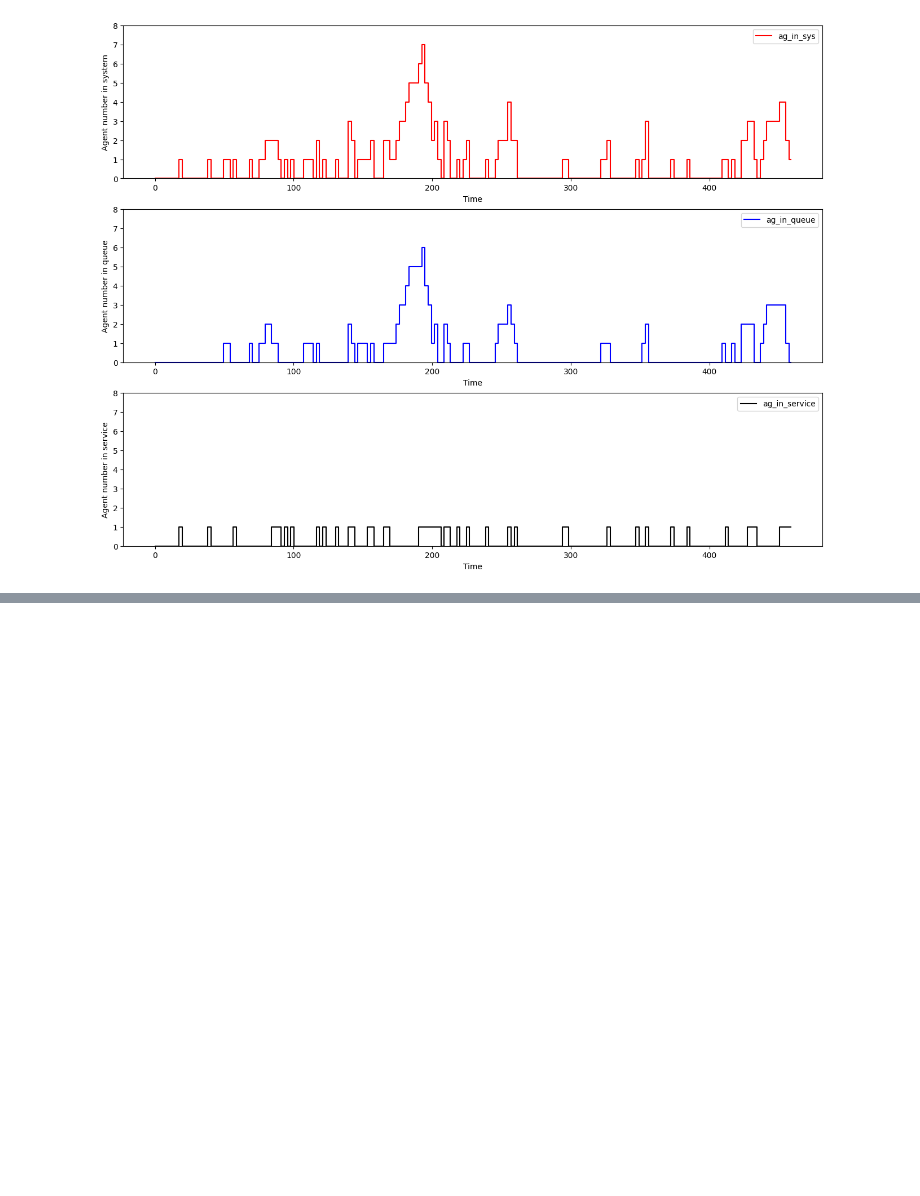
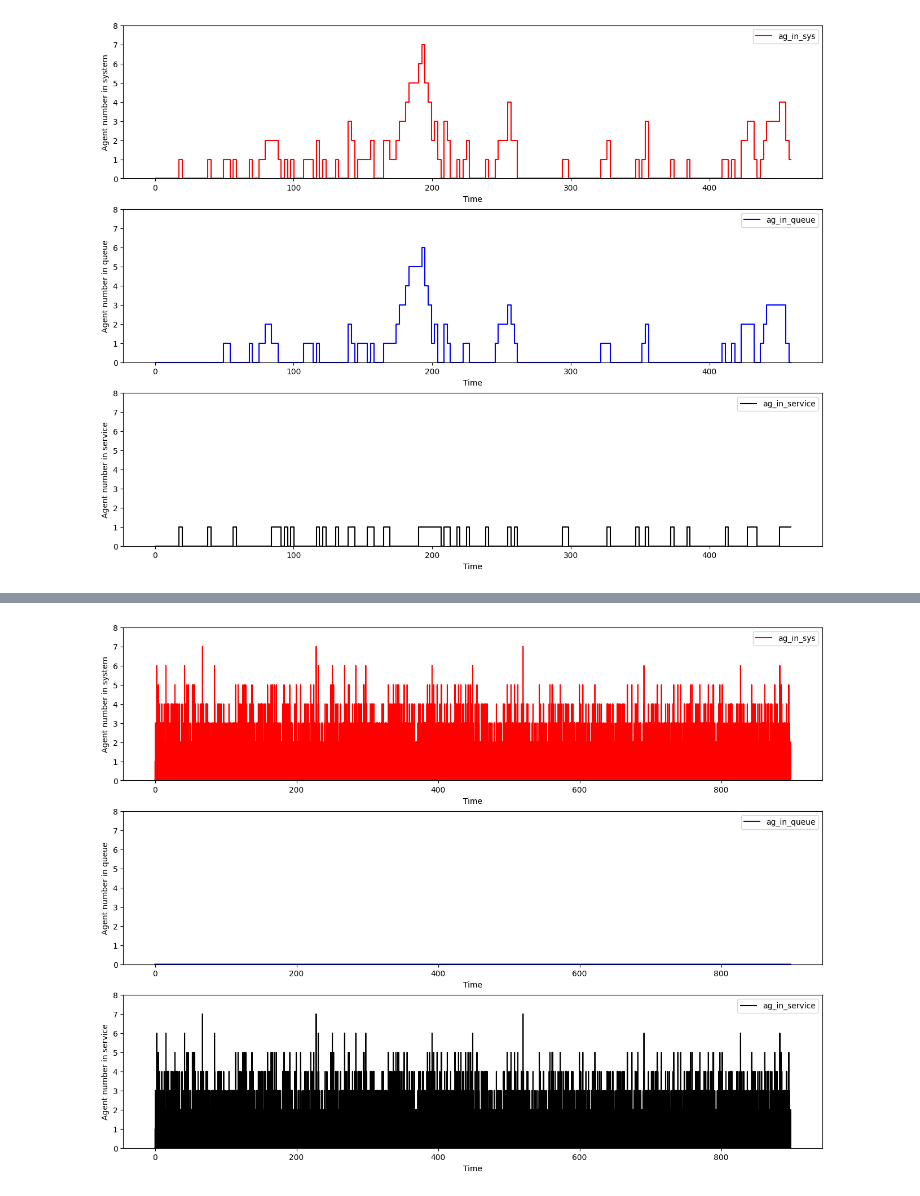
Before and after one commit to oscarmorand/ERO2, a Jupyter notebook: waterfall.ipynb, the cells around one changed output, grey strips where cells are left out. Drawn from its saved outputs; the diff is of its cells as text; code cells hidden in the pictures; blank space fills up the shorter version.

Commit message:
save(): Add first scenario simulation to waterfall, unsure abt results

```diff
--- a/waterfall.ipynb
+++ b/waterfall.ipynb
@@ -159,0 +192,4 @@ for i in range(3):
+# %%
+waterfall.run()
+
+waterfall_stats = waterfall.posttreat()
@@ -159,0 +213,14 @@ for i in range(3):
+# %%
+timeline = waterfall.timeline()
+# %%
+fig, axes = plt.subplots(3, 1, figsize=(16, 12))
+counts = ['ag_in_sys','ag_in_queue','ag_in_service']
+labels = ['system', 'queue', 'service']
+colors = ['red', 'blue', 'black']
+
+for i in range(3):
+    timeline['Test Process'].plot(y= counts[i],
+                   use_index=True, ax=axes[i], linewidth=1.5,drawstyle='steps-mid', color=f'{colors[i]}',
+                   ylabel=f'Agent number in {labels[i]}', xlabel='Time', ylim=[0,max(timeline['Test Process']['ag_in_sys']+1)])
+# %% [output]
+[figure, added]
```
Also changed, not shown: parts of 4 cells of this notebook.
